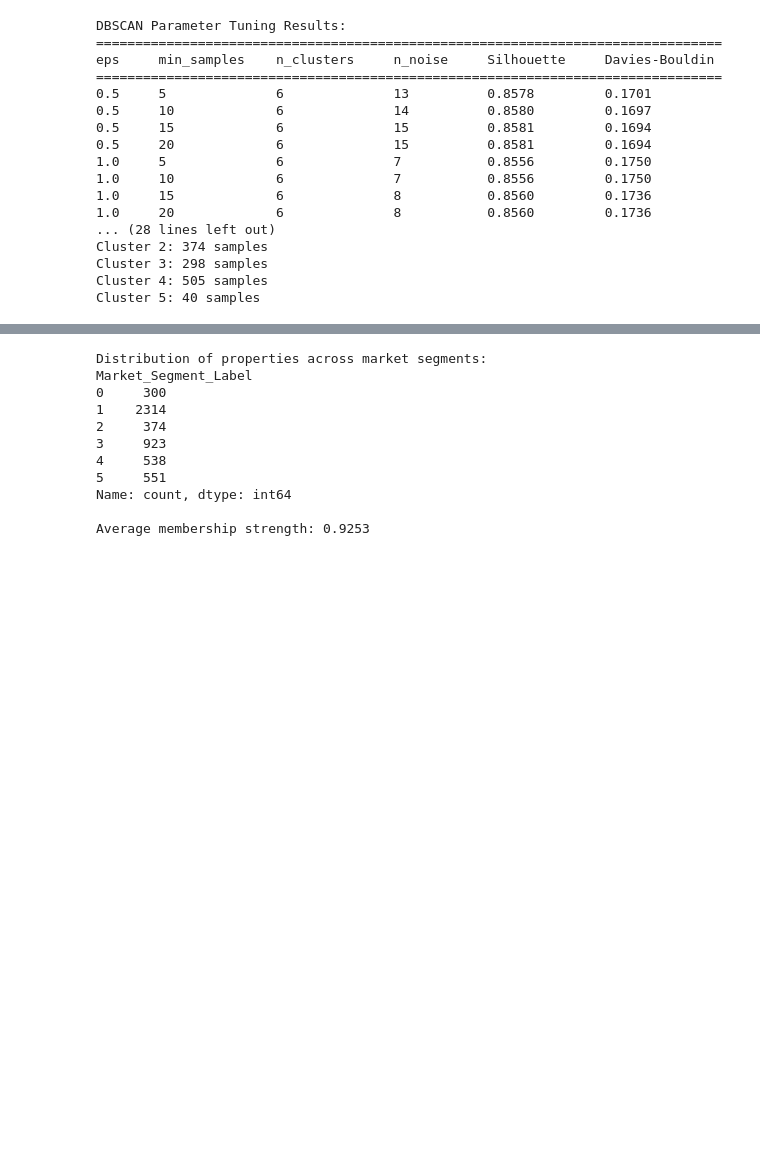
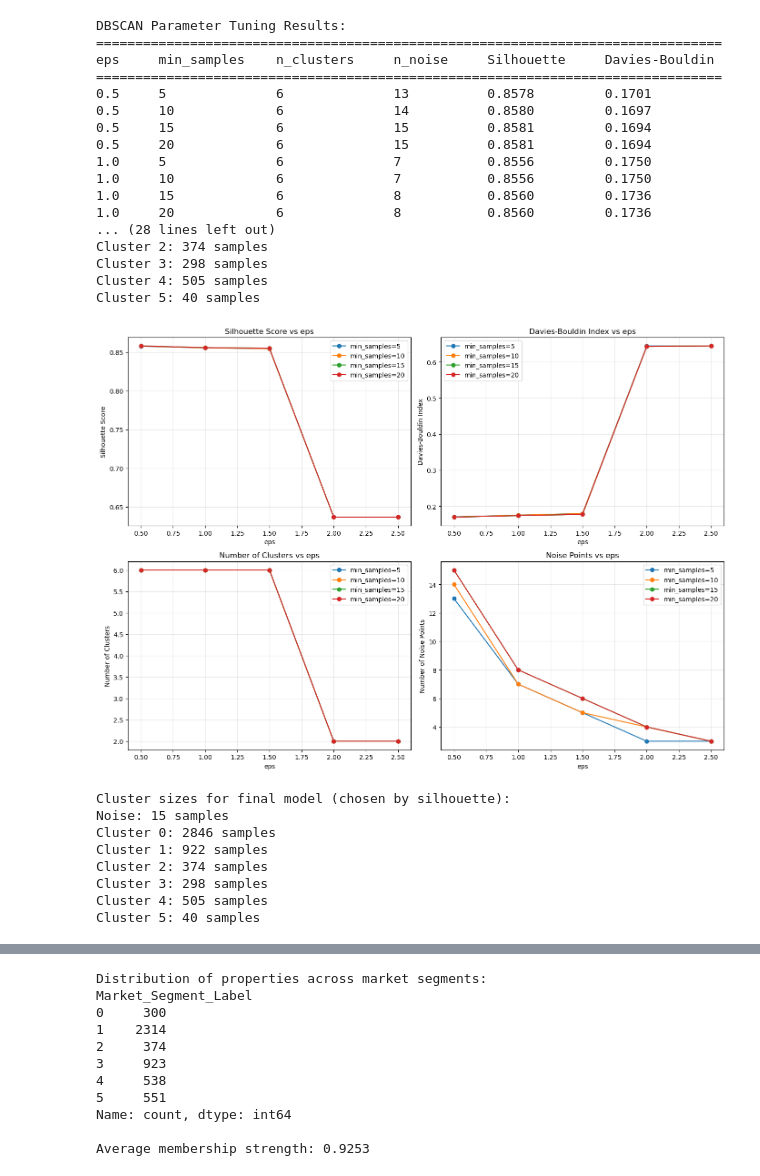
Before and after one commit to LuiisClaudio/ireland-real-estate-market-insights, a Jupyter notebook: Luis_Martins_CA1.ipynb, the cells around one changed output, grey strips where cells are left out. Saved outputs shown, nothing was run; the diff lists cells and outputs as text; code cells hidden in the pictures; blank space fills up the shorter version.

Commit message:
DBSCAN silhouette_score and davies_bouldin_score visualizations

```diff
--- a/Luis_Martins_CA1.ipynb
+++ b/Luis_Martins_CA1.ipynb
@@ -792,4 +710,84 @@ Cluster 2: 374 samples
 Cluster 3: 298 samples
 Cluster 4: 505 samples
 Cluster 5: 40 samples
+# %%
+# Plot the metrics for DBSCAN parameter tuning
+if results:
+    # Extract data for plotting
+    eps_list = [r['eps'] for r in results]
+    min_samples_list = [r['min_samples'] for r in results]
+    sil_list = [r['silhouette'] for r in results]
+    db_list = [r['davies_bouldin'] for r in results]
+
+    # Create visualizations
+    fig, axes = plt.subplots(2, 2, figsize=(14, 10))
+
+    # Plot 1: Silhouette Score vs eps (for each min_samples)
+    for min_samp in min_samples_values:
+        mask = [r['min_samples'] == min_samp for r in results]
+        eps_subset = [results[i]['eps'] for i, m in enumerate(mask) if m]
+        sil_subset = [results[i]['silhouette'] for i, m in enumerate(mask) if m]
+        axes[0, 0].plot(eps_subset, sil_subset, marker='o', label=f'min_samples={min_samp}')
+    axes[0, 0].set_title('Silhouette Score vs eps')
+    axes[0, 0].set_xlabel('eps')
+    axes[0, 0].set_ylabel('Silhouette Score')
+    axes[0, 0].legend()
+    axes[0, 0].grid(alpha=0.3)
+
+    # Plot 2: Davies-Bouldin Index vs eps
+    for min_samp in min_samples_values:
+        mask = [r['min_samples'] == min_samp for r in results]
+        eps_subset = [results[i]['eps'] for i, m in enumerate(mask) if m]
+        db_subset = [results[i]['davies_bouldin'] for i, m in enumerate(mask) if m]
+        axes[0, 1].plot(eps_subset, db_subset, marker='o', label=f'min_samples={min_samp}')
+    axes[0, 1].set_title('Davies-Bouldin Index vs eps')
+    axes[0, 1].set_xlabel('eps')
+    axes[0, 1].set_ylabel('Davies-Bouldin Index')
+    axes[0, 1].legend()
+    axes[0, 1].grid(alpha=0.3)
+
+    # Plot 3: Number of clusters vs eps
+    for min_samp in min_samples_values:
+        mask = [r['min_samples'] == min_samp for r in results]
+        eps_subset = [results[i]['eps'] for i, m in enumerate(mask) if m]
+        n_clust_subset = [results[i]['n_clusters'] for i, m in enumerate(mask) if m]
+        axes[1, 0].plot(eps_subset, n_clust_subset, marker='o', label=f'min_samples={min_samp}')
+    axes[1, 0].set_title('Number of Clusters vs eps')
+    axes[1, 0].set_xlabel('eps')
+    axes[1, 0].set_ylabel('Number of Clusters')
+    axes[1, 0].legend()
+    axes[1, 0].grid(alpha=0.3)
+
+    # Plot 4: Noise points vs eps
+    for min_samp in min_samples_values:
+        mask = [r['min_samples'] == min_samp for r in results]
+        eps_subset = [results[i]['eps'] for i, m in enumerate(mask) if m]
+        noise_subset = [results[i]['n_noise'] for i, m in enumerate(mask) if m]
+        axes[1, 1].plot(eps_subset, noise_subset, marker='o', label=f'min_samples={min_samp}')
+    axes[1, 1].set_title('Noise Points vs eps')
+    axes[1, 1].set_xlabel('eps')
+    axes[1, 1].set_ylabel('Number of Noise Points')
+    axes[1, 1].legend()
+    axes[1, 1].grid(alpha=0.3)
+
+    plt.tight_layout()
+    plt.show()
+
+    # Show cluster distribution for best silhouette parameters
+    print("\nCluster sizes for final model (chosen by silhouette):")
+    for u, c in zip(unique, counts):
+        if u == -1:
+            print(f"Noise: {c} samples")
+        else:
+            print(f"Cluster {u}: {c} samples")
+# %% [output]
+[figure, added]
+Cluster sizes for final model (chosen by silhouette):
+Noise: 15 samples
+Cluster 0: 2846 samples
+Cluster 1: 922 samples
+Cluster 2: 374 samples
+Cluster 3: 298 samples
+Cluster 4: 505 samples
+Cluster 5: 40 samples
 # %% [markdown]
```
Also changed, not shown: parts of 8 cells of this notebook.
